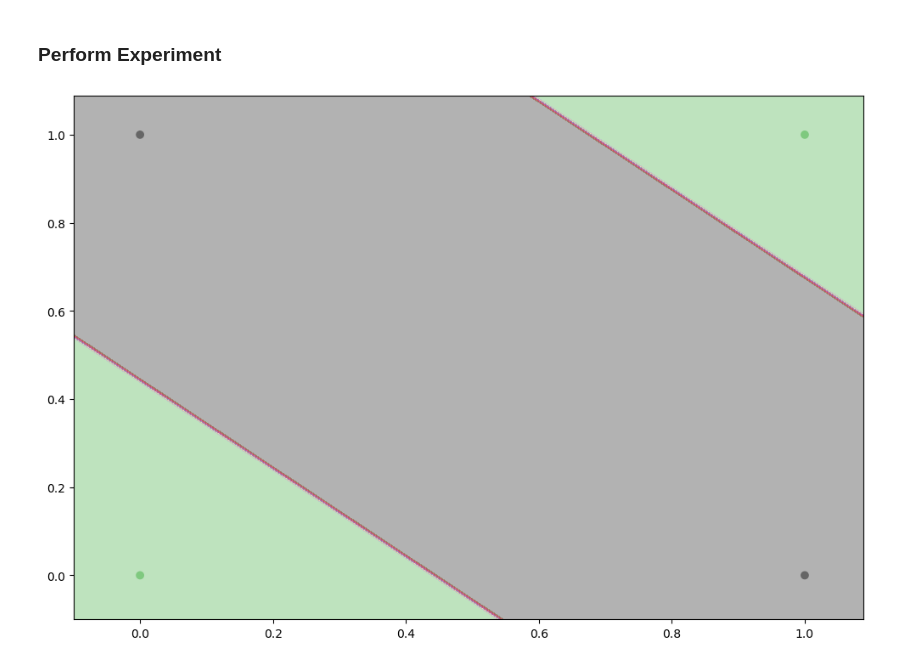
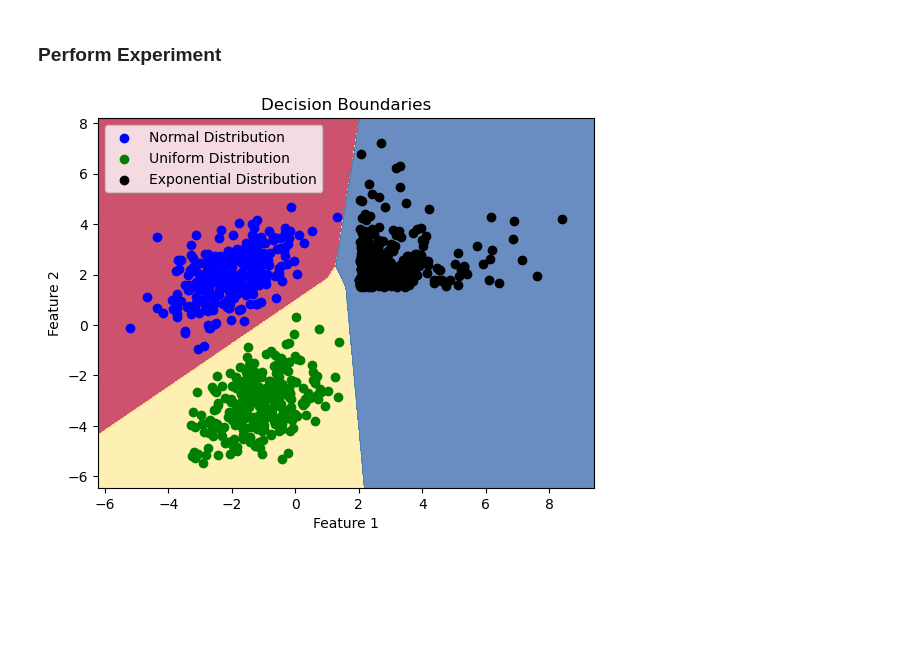
Before and after one commit to ryanchristopher27/CS8770-NeuralNetworks, a Jupyter notebook: sanity_check.ipynb, the cells around one changed output. Saved outputs shown, nothing was run; the diff lists cells and outputs as text; code cells hidden in the pictures; blank space fills up the shorter version.

```diff
--- a/sanity_check.ipynb
+++ b/sanity_check.ipynb
@@ -19,7 +20,8 @@ class MLP(nn.Module):
         self.layers = nn.Sequential(
             nn.Linear(2, 2),
             nn.ReLU(),
-            nn.Linear(2, 1)
+            nn.Linear(2, 3),
+            nn.Softmax(),
         )
     def forward(self, x):
         y_pred = self.layers(x)
@@ -49,30 +96,2 @@ L[2] = 1; L[3] = 1
 # %% [markdown]
 ### Perform Experiment
-# %%
-for epoch in range(2000):
-    for i in range(4):
-        X = Variable(data[i,:])
-        Y = Variable(L[i])
-        optimizer.zero_grad()
-        outputs = model(X)
-        loss = criterion(outputs, Y)
-        loss.backward()
-        optimizer.step()
-
-x_min, x_max = data[:, 0].min()-0.1, data[:, 0].max()+0.1
-y_min, y_max = data[:, 1].min()-0.1, data[:, 1].max()+0.1
-spacing = min(x_max - x_min, y_max - y_min) / 100
-XX, YY = np.meshgrid(np.arange(x_min, x_max, spacing),
-               np.arange(y_min, y_max, spacing))
-datax = np.hstack((XX.ravel().reshape(-1,1),
-                  YY.ravel().reshape(-1,1)))
-data_t = torch.FloatTensor(datax)
-db_prob = model(data_t)
-clf = np.where(db_prob<0.5,0,1)
-Z = clf.reshape(XX.shape)
-plt.figure(figsize=(12,8))
-plt.contourf(XX, YY, Z, cmap=plt.cm.Accent, alpha=0.5)
-plt.scatter(data[:,0], data[:,1], c=L, cmap=plt.cm.Accent)
-plt.show()
-# %% [output]
-[figure, removed]
@@ -78,0 +106,28 @@ plt.show()
+# %%
+# Create a meshgrid for visualization
+x_min, x_max = dataset[:, 0].min() - 1, dataset[:, 0].max() + 1
+y_min, y_max = dataset[:, 1].min() - 1, dataset[:, 1].max() + 1
+x_grid, y_grid = np.meshgrid(np.arange(x_min, x_max, 0.01),
+                     np.arange(y_min, y_max, 0.01))
+
+grid_tensor = torch.tensor(np.c_[x_grid.ravel(), y_grid.ravel()], dtype=torch.float32)
+
+model.eval()
+with torch.no_grad():
+    predictions = model(grid_tensor)
+    _, predicted_labels = torch.max(predictions, 1)
+
+decision_regions = predicted_labels.numpy().reshape(x_grid.shape)
+
+plt.contourf(x_grid, y_grid, decision_regions, cmap=plt.cm.Spectral, alpha=0.8)
+plt.scatter(dataset[dataset[:, 2] == 0][:, 0], dataset[dataset[:, 2] == 0][:, 1], label='Normal Distribution', alpha=1.0, c='blue')
+plt.scatter(dataset[dataset[:, 2] == 1][:, 0], dataset[dataset[:, 2] == 1][:, 1], label='Uniform Distribution', alpha=1.0, c='green')
+plt.scatter(dataset[dataset[:, 2] == 2][:, 0], dataset[dataset[:, 2] == 2][:, 1], label='Exponential Distribution', alpha=1.0, c='black')
+
+plt.title('Decision Boundaries')
+plt.xlabel('Feature 1')
+plt.ylabel('Feature 2')
+plt.legend()
+plt.show()
+# %% [output]
+[figure, added]
```
Also changed, not shown: parts of 5 cells of this notebook, 2 other files.
